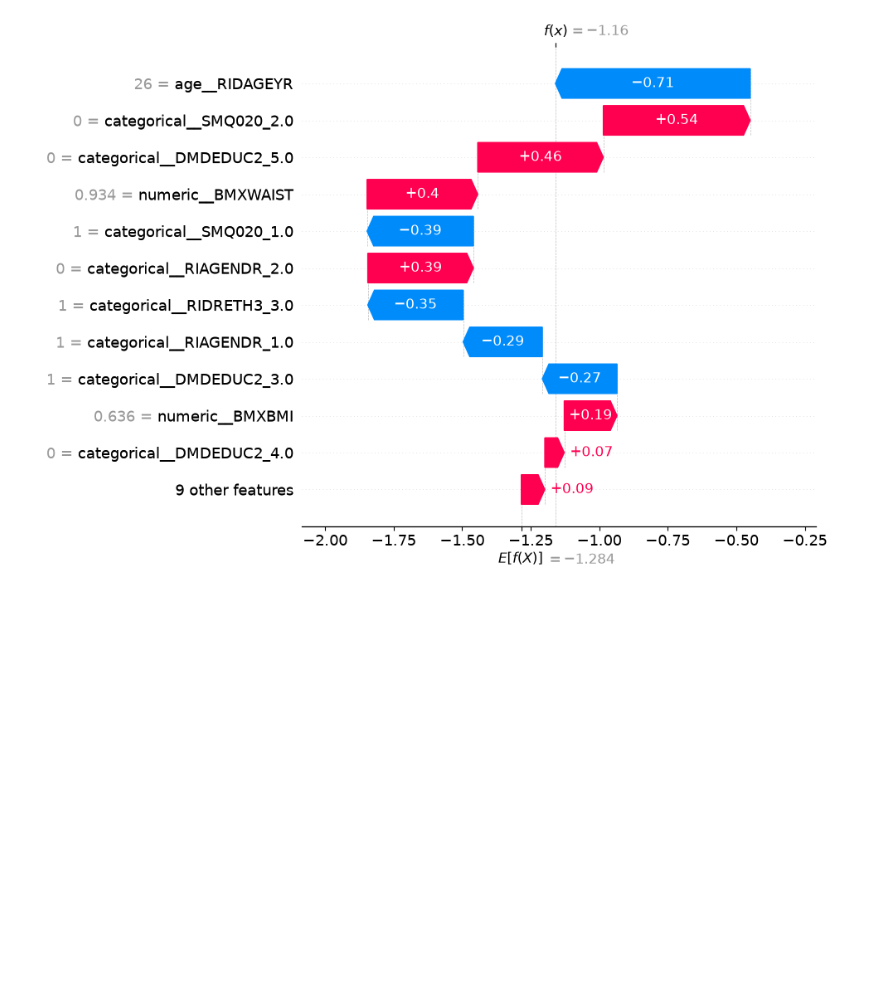
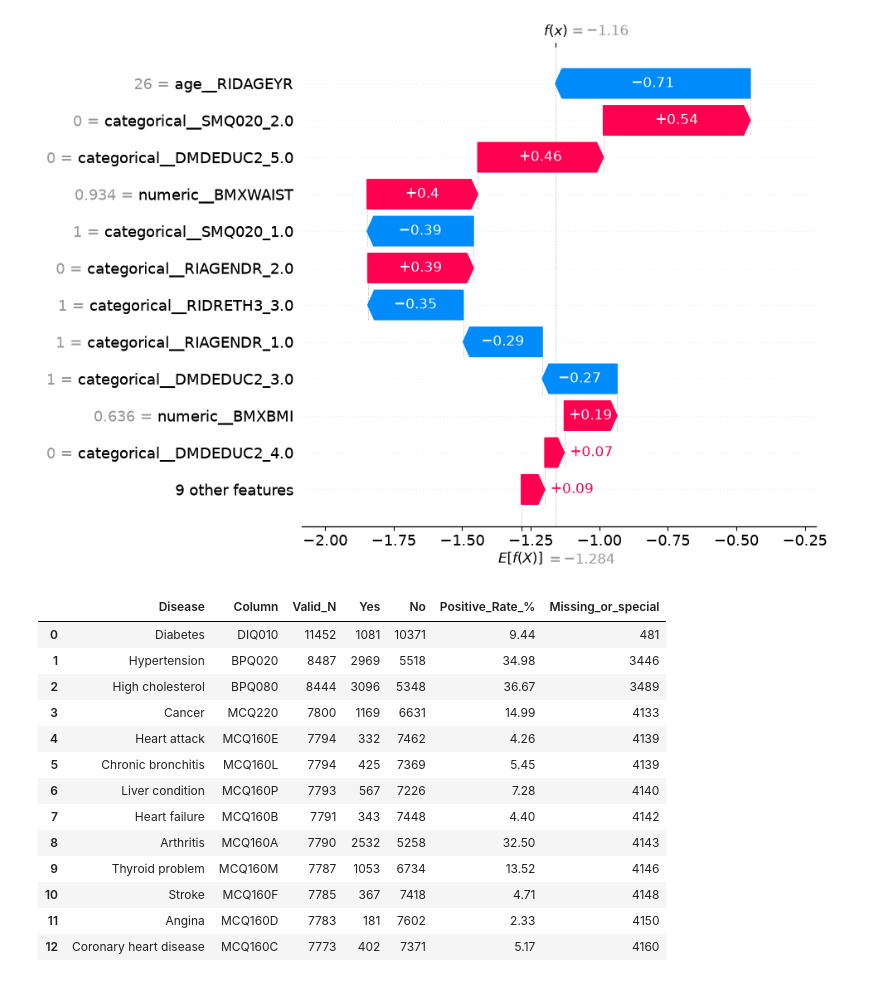
Before and after one commit to Huseyinyagmur/personalized-health-risk-assistant, a Jupyter notebook: nhanes_analysis.ipynb, the cells around one changed output. Drawn from its saved outputs; the diff is of its cells as text; code cells hidden in the pictures; blank space fills up the shorter version.

```diff
--- a/nhanes_analysis.ipynb
+++ b/nhanes_analysis.ipynb
@@ -1680,3 +1680,68 @@ sample_explanation = shap.Explanation(
 shap.plots.waterfall(sample_explanation, max_display=12)
 # %% [output]
 [figure]
+# %%
+import pandas as pd
+
+# Mevcut birleştirilmiş veride bulunan olası hedefler
+target_candidates = {
+    "Diabetes": "DIQ010",
+    "Hypertension": "BPQ020",
+    "High cholesterol": "BPQ080",
+    "Arthritis": "MCQ160A",
+    "Heart failure": "MCQ160B",
+    "Coronary heart disease": "MCQ160C",
+    "Angina": "MCQ160D",
+    "Heart attack": "MCQ160E",
+    "Stroke": "MCQ160F",
+    "Chronic bronchitis": "MCQ160L",
+    "Thyroid problem": "MCQ160M",
+    "Liver condition": "MCQ160P",
+    "Cancer": "MCQ220"
+}
+
+results = []
+
+for disease, col in target_candidates.items():
+    if col not in merged_df.columns:
+        continue
+
+    s = merged_df[col]
+
+    # NHANES'te 1=Yes, 2=No olarak kodlanan hedefler
+    valid = s.isin([1, 2])
+    yes_count = int((s[valid] == 1).sum())
+    no_count = int((s[valid] == 2).sum())
+    n = yes_count + no_count
+
+    results.append({
+        "Disease": disease,
+        "Column": col,
+        "Valid_N": n,
+        "Yes": yes_count,
+        "No": no_count,
+        "Positive_Rate_%": round(100 * yes_count / n, 2)
+            if n else None,
+        "Missing_or_special": int((~valid).sum())
+    })
+
+target_audit = pd.DataFrame(results)
+
+target_audit.sort_values(
+    "Valid_N", ascending=False
+).reset_index(drop=True)
+# %% [output]
+|  | Disease | Column | Valid_N | Yes | No | Positive_Rate_% | Missing_or_special |
+| 0 | Diabetes | DIQ010 | 11452 | 1081 | 10371 | 9.44 | 481 |
+| 1 | Hypertension | BPQ020 | 8487 | 2969 | 5518 | 34.98 | 3446 |
+| 2 | High cholesterol | BPQ080 | 8444 | 3096 | 5348 | 36.67 | 3489 |
+| 3 | Cancer | MCQ220 | 7800 | 1169 | 6631 | 14.99 | 4133 |
+| 4 | Heart attack | MCQ160E | 7794 | 332 | 7462 | 4.26 | 4139 |
+| 5 | Chronic bronchitis | MCQ160L | 7794 | 425 | 7369 | 5.45 | 4139 |
+| 6 | Liver condition | MCQ160P | 7793 | 567 | 7226 | 7.28 | 4140 |
+| 7 | Heart failure | MCQ160B | 7791 | 343 | 7448 | 4.40 | 4142 |
+| 8 | Arthritis | MCQ160A | 7790 | 2532 | 5258 | 32.50 | 4143 |
+| 9 | Thyroid problem | MCQ160M | 7787 | 1053 | 6734 | 13.52 | 4146 |
+| 10 | Stroke | MCQ160F | 7785 | 367 | 7418 | 4.71 | 4148 |
+| 11 | Angina | MCQ160D | 7783 | 181 | 7602 | 2.33 | 4150 |
+| 12 | Coronary heart disease | MCQ160C | 7773 | 402 | 7371 | 5.17 | 4160 |
```
Also changed, not shown: parts of 14 cells of this notebook.
